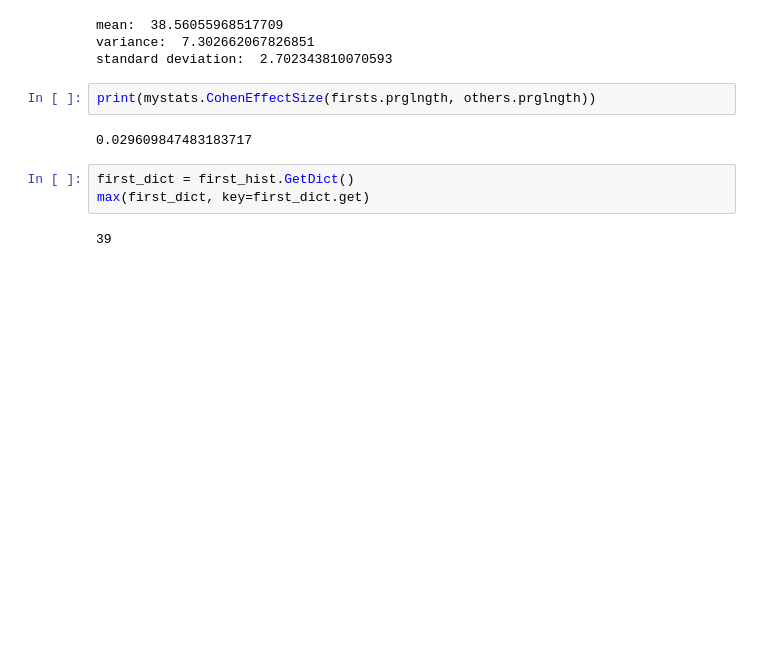
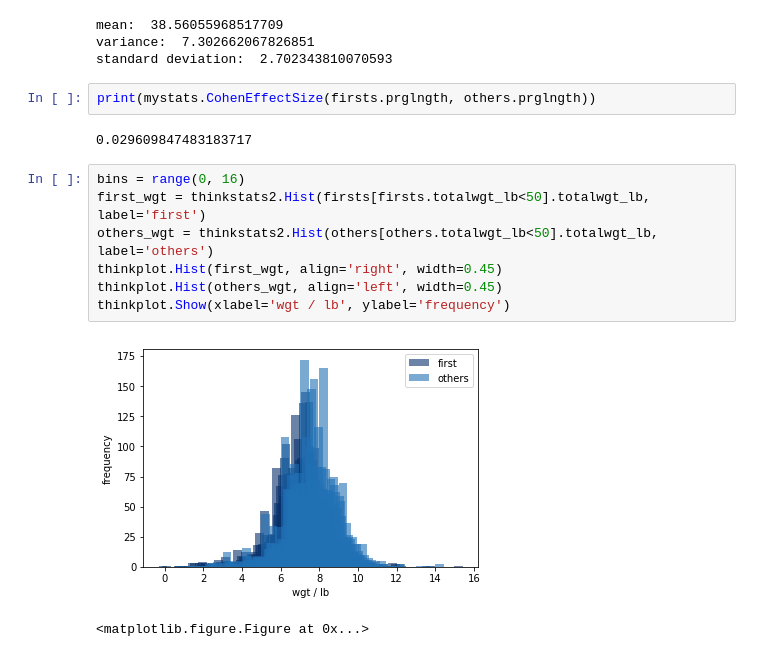
Before and after one commit to tri-water/think-stats-code, a Jupyter notebook: Chapter 2.ipynb, the cells around one changed output. Saved outputs shown, nothing was run; the diff lists cells and outputs as text; blank space fills up the shorter version.

```diff
--- a/Chapter 2.ipynb
+++ b/Chapter 2.ipynb
@@ -117,8 +117,13 @@ standard deviation:  2.702343810070593
 print(mystats.CohenEffectSize(firsts.prglngth, others.prglngth))
 # %% [output]
 0.029609847483183717
-# %%
-first_dict = first_hist.GetDict()
-max(first_dict, key=first_dict.get)
-# %% [output]
-39
+# %%
+bins = range(0, 16)
+first_wgt = thinkstats2.Hist(firsts[firsts.totalwgt_lb<50].totalwgt_lb, label='first')
+others_wgt = thinkstats2.Hist(others[others.totalwgt_lb<50].totalwgt_lb, label='others')
+thinkplot.Hist(first_wgt, align='right', width=0.45)
+thinkplot.Hist(others_wgt, align='left', width=0.45)
+thinkplot.Show(xlabel='wgt / lb', ylabel='frequency')
+# %% [output]
+[figure, added]
+<matplotlib.figure.Figure at 0x...>
```
Also changed, not shown: parts of 1 cell of this notebook, 2 other files.
